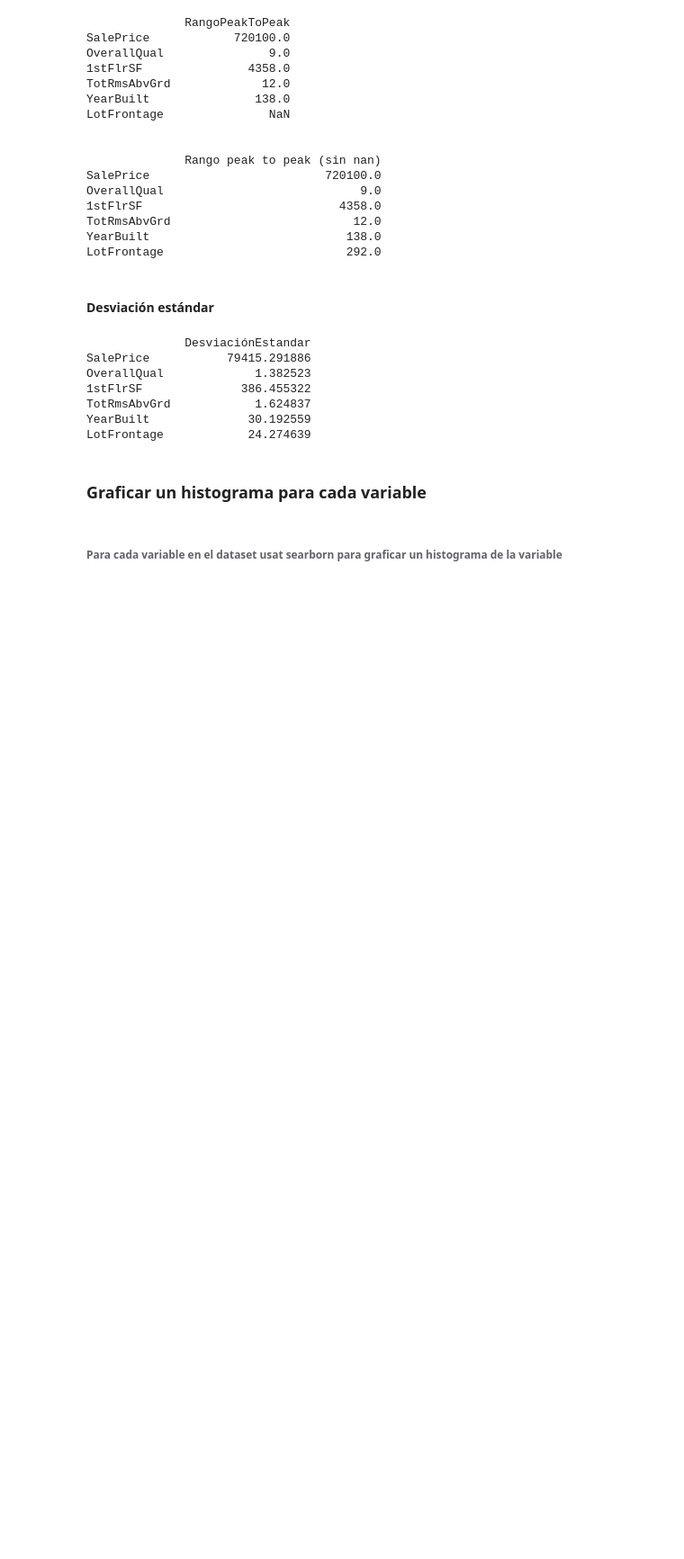
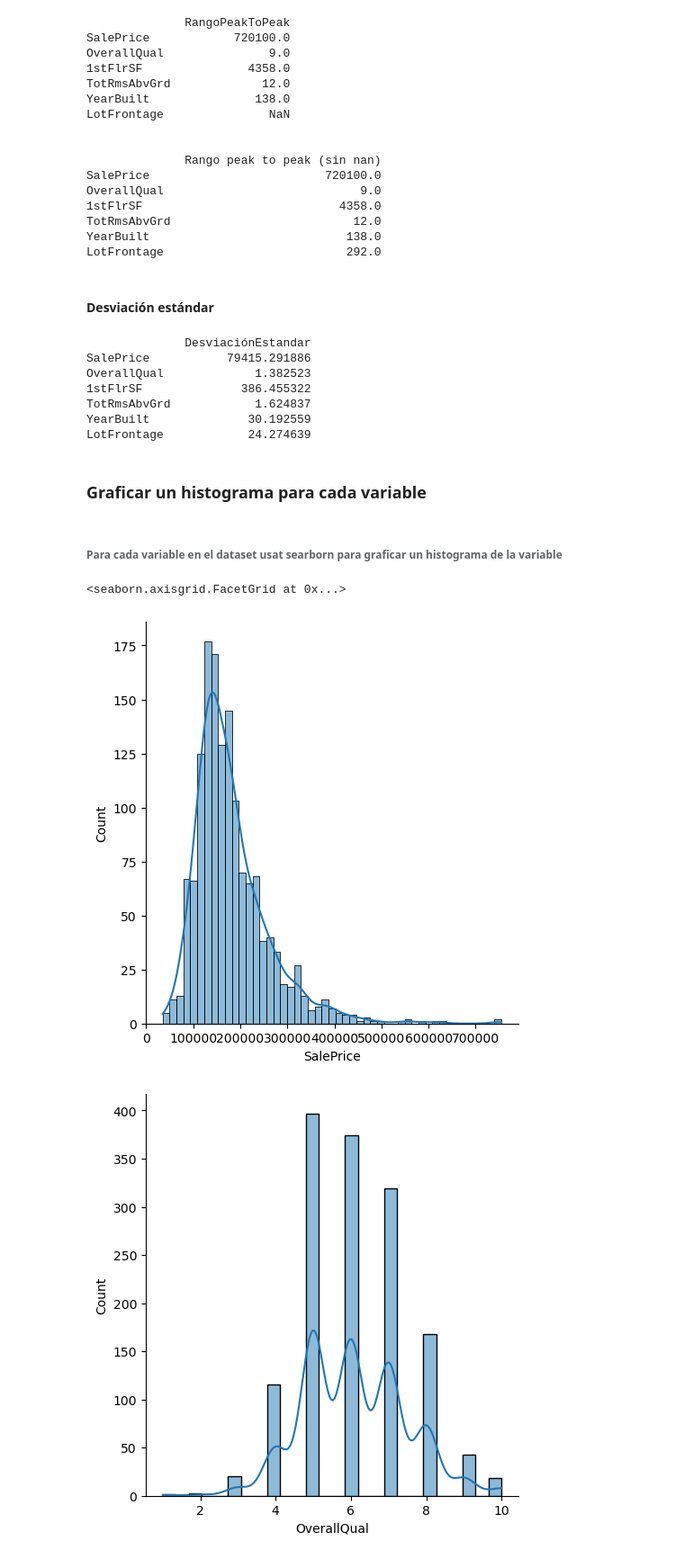
Before and after one commit to karimendez/ProyectoPython1, a Jupyter notebook: proyecto.ipynb, the cells around one changed output. Shown at 90% size. Drawn from its saved outputs; the diff is of its cells as text; code cells hidden in the pictures; blank space fills up the shorter version.

```diff
--- a/proyecto.ipynb
+++ b/proyecto.ipynb
@@ -130,3 +130,26 @@ LotFrontage            24.274639
 ### Graficar un histograma para cada variable
 # %% [markdown]
 ###### Para cada variable en el dataset usat searborn para graficar un histograma de la variable
+# %%
+
+histo0 = sns.displot(data=data[:,0], kde=True)
+histo0.set_axis_labels(columnas_nom[0])
+
+histo1 = sns.displot(data=data[:,1], kde=True)
+histo1.set_axis_labels(columnas_nom[1])
+
+histo2 = sns.displot(data=data[:,2], kde=True)
+histo2.set_axis_labels(columnas_nom[2])
+
+histo3 = sns.displot(data=data[:,3], kde=True)
+histo3.set_axis_labels(columnas_nom[3])
+
+histo4 = sns.displot(data=data[:,4], kde=True)
+histo4.set_axis_labels(columnas_nom[4])
+
+histo5 = sns.displot(data=data[:,5], kde=True)
+histo5.set_axis_labels(columnas_nom[5])
+# %% [output]
+<seaborn.axisgrid.FacetGrid at 0x...>
+[figure, added]
+[figure, added]
```
Also changed, not shown: parts of 18 cells of this notebook.
